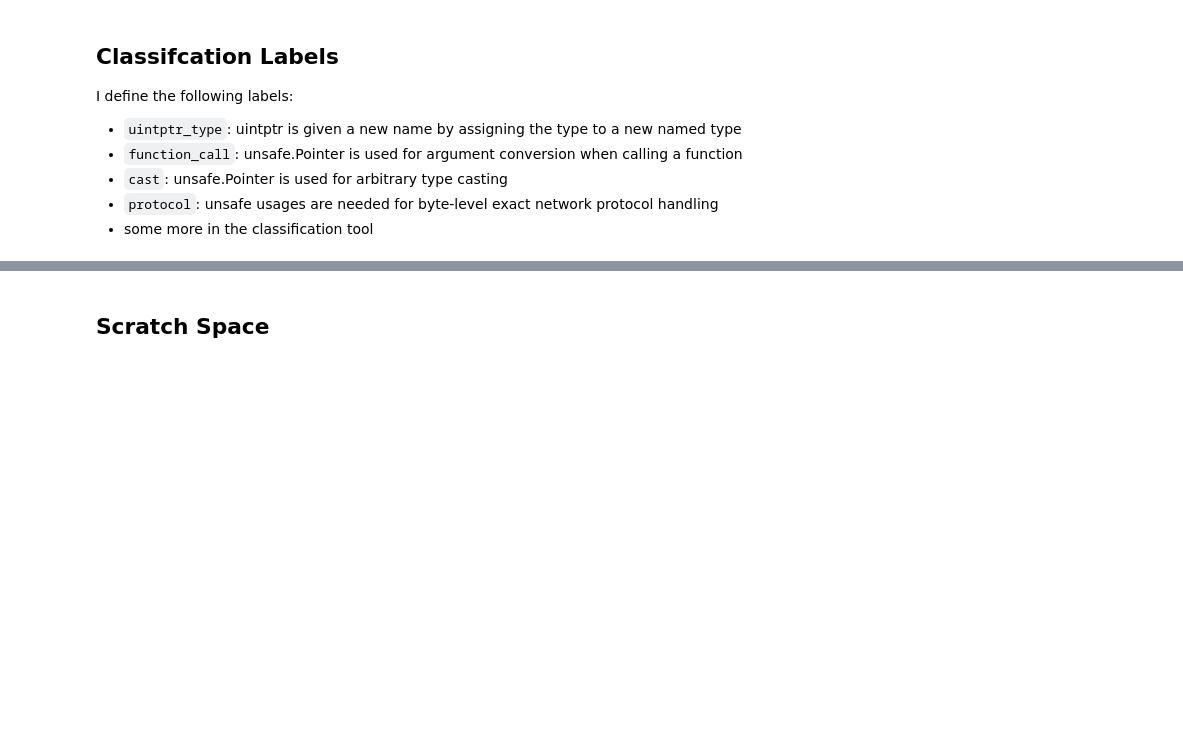
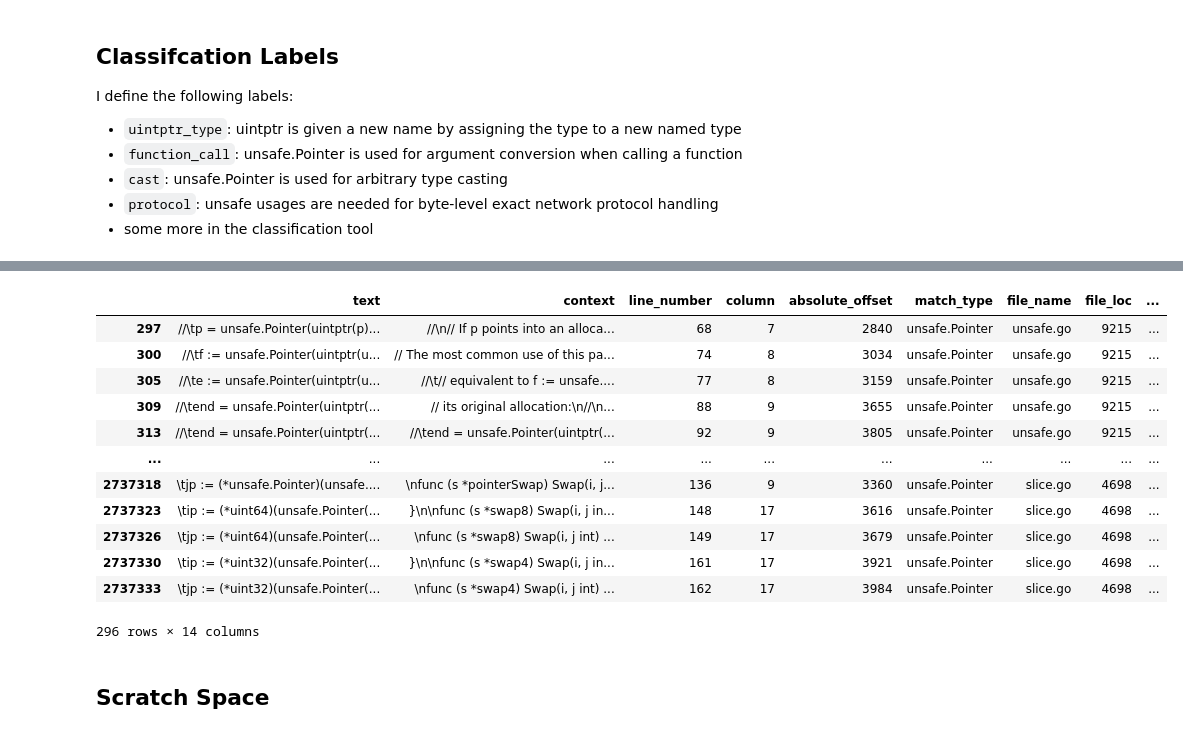
Before and after one commit to jlauinger/master-of-science, a Jupyter notebook: code/data-survey/analysis/data-exploration.ipynb, the cells around one changed output, grey strips where cells are left out. Cells and saved outputs as stored; diff of their text form; code cells hidden in the pictures; blank space fills up the shorter version.

```diff
--- a/code/data-survey/analysis/data-exploration.ipynb
+++ b/code/data-survey/analysis/data-exploration.ipynb
@@ -1369,3 +1477,21 @@ I define the following labels:
+# %%
+grep_df\
+    [grep_df['text'].str.contains('unsafe.Pointer\(uintptr\(')]\
+    .drop_duplicates(subset=['package_import_path', 'file_name', 'line_number'])
+# %% [output]
+|  | text | context | line_number | column | absolute_offset | match_type | file_name | file_loc | ... |
+| 297 | //\tp = unsafe.Pointer(uintptr(p)... | //\n// If p points into an alloca... | 68 | 7 | 2840 | unsafe.Pointer | unsafe.go | 9215 | ... |
+| 300 | //\tf := unsafe.Pointer(uintptr(u... | // The most common use of this pa... | 74 | 8 | 3034 | unsafe.Pointer | unsafe.go | 9215 | ... |
+| 305 | //\te := unsafe.Pointer(uintptr(u... | //\t// equivalent to f := unsafe.... | 77 | 8 | 3159 | unsafe.Pointer | unsafe.go | 9215 | ... |
+| 309 | //\tend = unsafe.Pointer(uintptr(... | // its original allocation:\n//\n... | 88 | 9 | 3655 | unsafe.Pointer | unsafe.go | 9215 | ... |
+| 313 | //\tend = unsafe.Pointer(uintptr(... | //\tend = unsafe.Pointer(uintptr(... | 92 | 9 | 3805 | unsafe.Pointer | unsafe.go | 9215 | ... |
+| ... | ... | ... | ... | ... | ... | ... | ... | ... | ... |
+| 2737318 | \tjp := (*unsafe.Pointer)(unsafe.... | \nfunc (s *pointerSwap) Swap(i, j... | 136 | 9 | 3360 | unsafe.Pointer | slice.go | 4698 | ... |
+| 2737323 | \tip := (*uint64)(unsafe.Pointer(... | }\n\nfunc (s *swap8) Swap(i, j in... | 148 | 17 | 3616 | unsafe.Pointer | slice.go | 4698 | ... |
+| 2737326 | \tjp := (*uint64)(unsafe.Pointer(... | \nfunc (s *swap8) Swap(i, j int) ... | 149 | 17 | 3679 | unsafe.Pointer | slice.go | 4698 | ... |
+| 2737330 | \tip := (*uint32)(unsafe.Pointer(... | }\n\nfunc (s *swap4) Swap(i, j in... | 161 | 17 | 3921 | unsafe.Pointer | slice.go | 4698 | ... |
+| 2737333 | \tjp := (*uint32)(unsafe.Pointer(... | \nfunc (s *swap4) Swap(i, j int) ... | 162 | 17 | 3984 | unsafe.Pointer | slice.go | 4698 | ... |
+296 rows × 14 columns
 # %% [markdown]
 ## Scratch Space
 # %%
```
Also changed, not shown: parts of 13 cells of this notebook.
